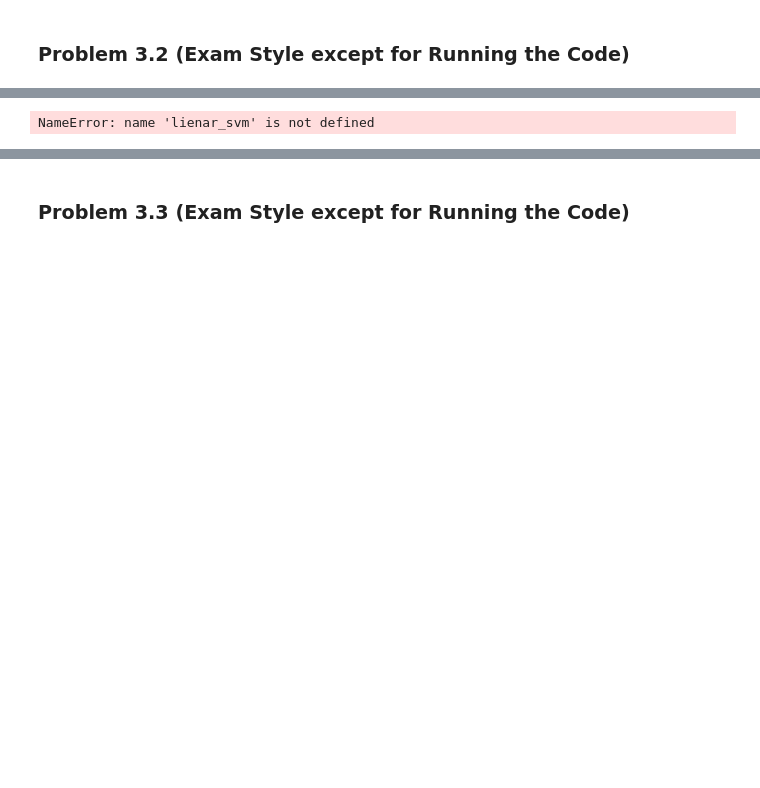
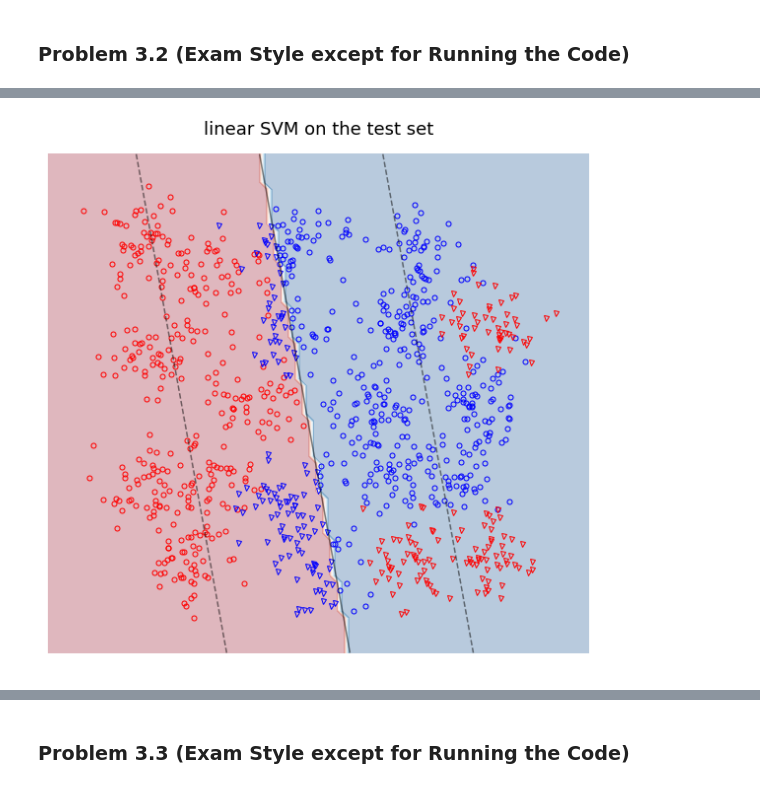
Before and after one commit to matteo8p/cs370, a Jupyter notebook: homework08/homework08_master.ipynb, the cells around one changed output, grey strips where cells are left out. Saved outputs shown, nothing was run; the diff lists cells and outputs as text; code cells hidden in the pictures; blank space fills up the shorter version.

```diff
--- a/homework08/homework08_master.ipynb
+++ b/homework08/homework08_master.ipynb
@@ -269,6 +272,6 @@ linear SVM:
         684 support vectors found
 [figure]
 # %%
-show_classification(lienar_svm, data_2d['test'], 'test', 'linear SVM')
+show_classification(linear_svm, data_2d['test'], 'test', 'linear SVM')
 # %% [output]
-NameError: name 'lienar_svm' is not defined
+[figure, added]
```
Also changed, not shown: parts of 7 cells of this notebook.
